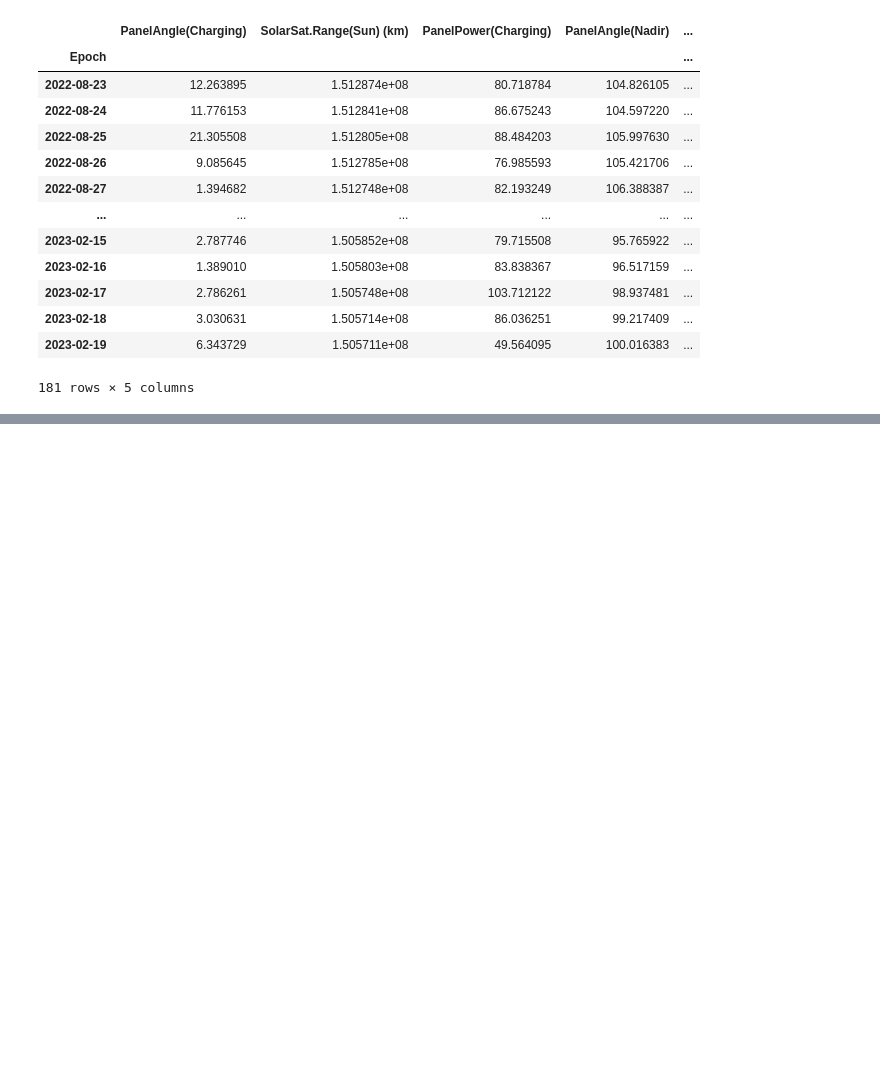
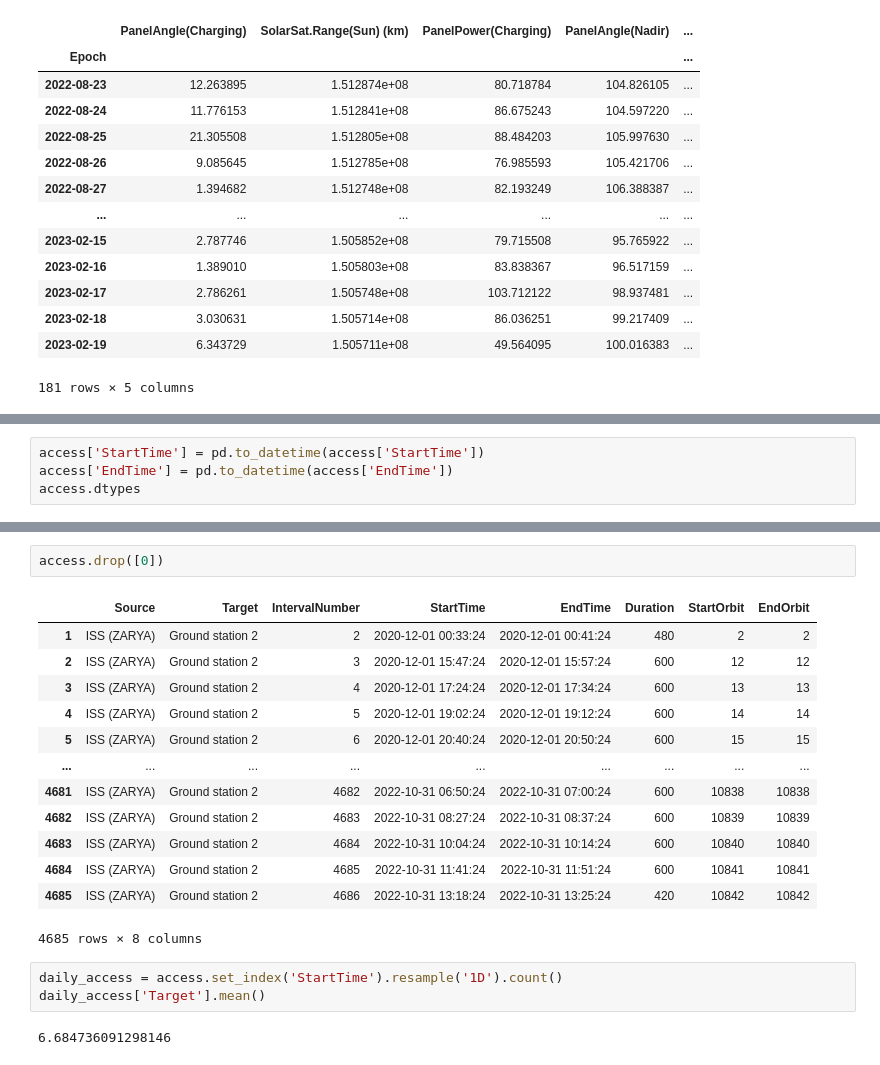
Before and after one commit to tonyhen/DAL_CUBESAT, a Jupyter notebook: Illumination.ipynb, the cells around one changed output, grey strips where cells are left out. Saved outputs shown, nothing was run; the diff lists cells and outputs as text; blank space fills up the shorter version.

```diff
--- a/Illumination.ipynb
+++ b/Illumination.ipynb
@@ -80,0 +125,4 @@ df3['Duration(min)'].mean()
+# %%
+access['StartTime'] = pd.to_datetime(access['StartTime'])
+access['EndTime'] = pd.to_datetime(access['EndTime'])
+access.dtypes
@@ -80,0 +139,21 @@ df3['Duration(min)'].mean()
+# %%
+access.drop([0])
+# %% [output]
+|  | Source | Target | IntervalNumber | StartTime | EndTime | Duration | StartOrbit | EndOrbit |
+| 1 | ISS (ZARYA) | Ground station 2 | 2 | 2020-12-01 00:33:24 | 2020-12-01 00:41:24 | 480 | 2 | 2 |
+| 2 | ISS (ZARYA) | Ground station 2 | 3 | 2020-12-01 15:47:24 | 2020-12-01 15:57:24 | 600 | 12 | 12 |
+| 3 | ISS (ZARYA) | Ground station 2 | 4 | 2020-12-01 17:24:24 | 2020-12-01 17:34:24 | 600 | 13 | 13 |
+| 4 | ISS (ZARYA) | Ground station 2 | 5 | 2020-12-01 19:02:24 | 2020-12-01 19:12:24 | 600 | 14 | 14 |
+| 5 | ISS (ZARYA) | Ground station 2 | 6 | 2020-12-01 20:40:24 | 2020-12-01 20:50:24 | 600 | 15 | 15 |
+| ... | ... | ... | ... | ... | ... | ... | ... | ... |
+| 4681 | ISS (ZARYA) | Ground station 2 | 4682 | 2022-10-31 06:50:24 | 2022-10-31 07:00:24 | 600 | 10838 | 10838 |
+| 4682 | ISS (ZARYA) | Ground station 2 | 4683 | 2022-10-31 08:27:24 | 2022-10-31 08:37:24 | 600 | 10839 | 10839 |
+| 4683 | ISS (ZARYA) | Ground station 2 | 4684 | 2022-10-31 10:04:24 | 2022-10-31 10:14:24 | 600 | 10840 | 10840 |
+| 4684 | ISS (ZARYA) | Ground station 2 | 4685 | 2022-10-31 11:41:24 | 2022-10-31 11:51:24 | 600 | 10841 | 10841 |
+| 4685 | ISS (ZARYA) | Ground station 2 | 4686 | 2022-10-31 13:18:24 | 2022-10-31 13:25:24 | 420 | 10842 | 10842 |
+4685 rows × 8 columns
+# %%
+daily_access = access.set_index('StartTime').resample('1D').count()
+daily_access['Target'].mean()
+# %% [output]
+6.684736091298146
```
Also changed, not shown: parts of 10 cells of this notebook, 13 other files.
